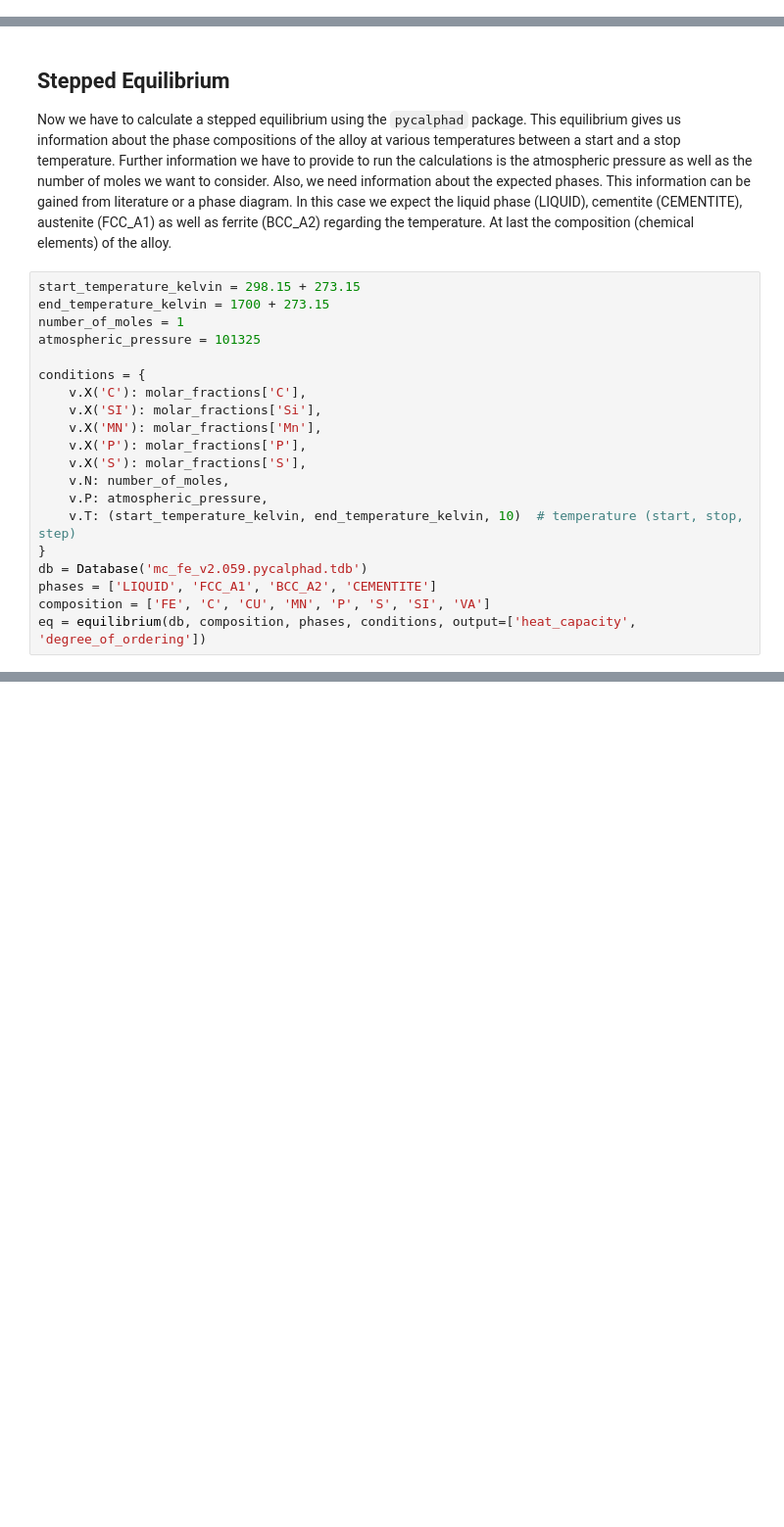
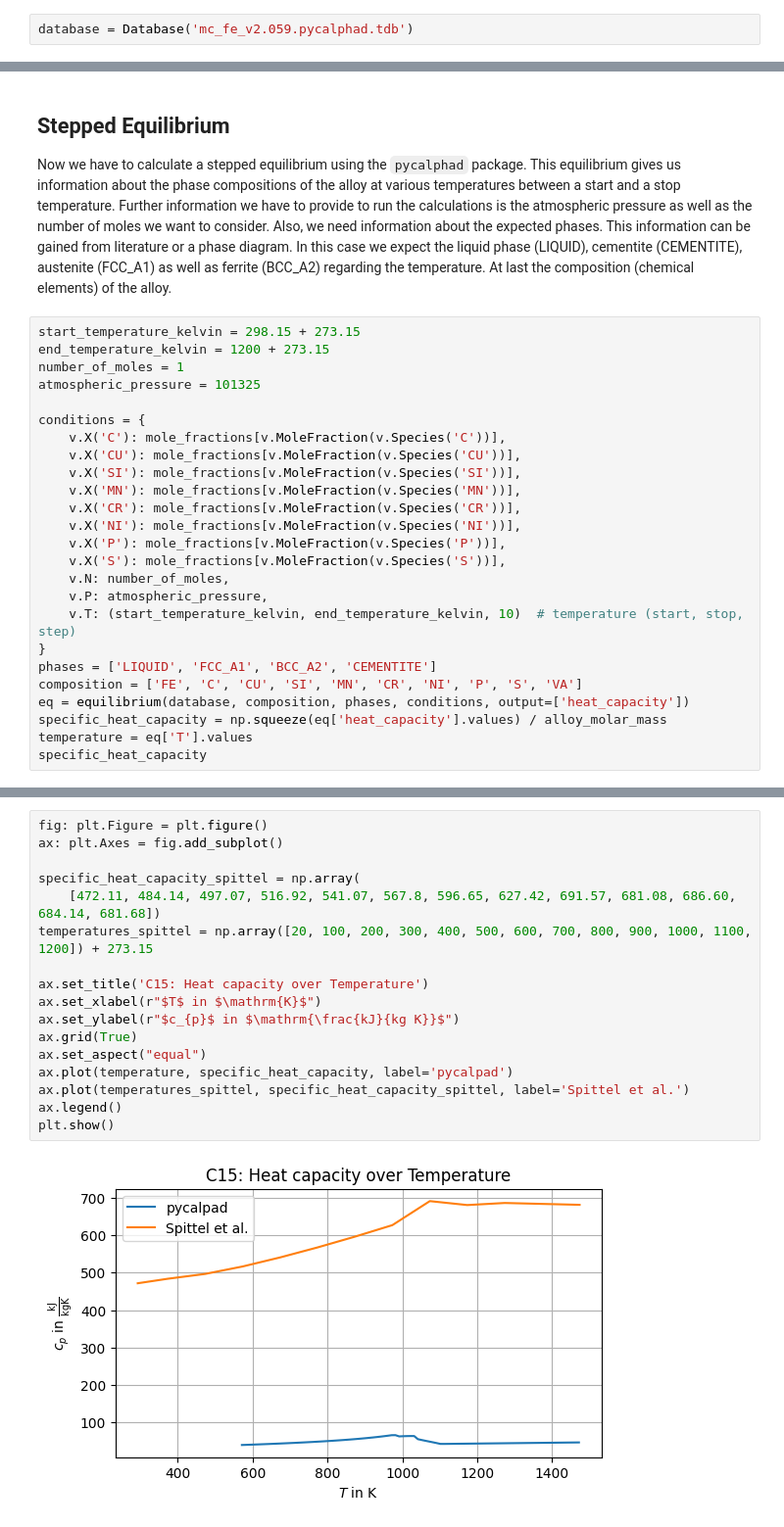
Before and after one commit to pyroll-project/pyroll-examples, a Jupyter notebook: Heat_Capacity_from_pycalphad.ipynb, the cells around one changed output, grey strips where cells are left out. Shown: that part at 98% size. Cells and saved outputs as stored; diff of their text form; blank space fills up the shorter version.

Commit message:
almost there need total molar mass of alloy

```diff
--- a/Heat_Capacity_from_pycalphad.ipynb
+++ b/Heat_Capacity_from_pycalphad.ipynb
@@ -19,0 +22,2 @@ from pycalphad import Database, Model
+# %%
+database = Database('mc_fe_v2.059.pycalphad.tdb')
@@ -100,21 +142,26 @@ molar_fractions, total_molar_mass
 Now we have to calculate a stepped equilibrium using the `pycalphad` package. This equilibrium gives us information about the phase compositions of the alloy at various temperatures between a start and a stop temperature. Further information we have to provide to run the calculations is the atmospheric pressure as well as the number of moles we want to consider. Also, we need information about the expected phases. This information can be gained from literature or a phase diagram. In this case we expect the liquid phase (LIQUID), cementite (CEMENTITE), austenite (FCC_A1) as well as ferrite (BCC_A2) regarding the temperature. At last the composition (chemical elements) of the alloy.
 # %%
 start_temperature_kelvin = 298.15 + 273.15
-end_temperature_kelvin = 1700 + 273.15
+end_temperature_kelvin = 1200 + 273.15
 number_of_moles = 1
 atmospheric_pressure = 101325
 
 conditions = {
-    v.X('C'): molar_fractions['C'],
-    v.X('SI'): molar_fractions['Si'],
-    v.X('MN'): molar_fractions['Mn'],
-    v.X('P'): molar_fractions['P'],
-    v.X('S'): molar_fractions['S'],
+    v.X('C'): mole_fractions[v.MoleFraction(v.Species('C'))],
+    v.X('CU'): mole_fractions[v.MoleFraction(v.Species('CU'))],
+    v.X('SI'): mole_fractions[v.MoleFraction(v.Species('SI'))],
+    v.X('MN'): mole_fractions[v.MoleFraction(v.Species('MN'))],
+    v.X('CR'): mole_fractions[v.MoleFraction(v.Species('CR'))],
+    v.X('NI'): mole_fractions[v.MoleFraction(v.Species('NI'))],
+    v.X('P'): mole_fractions[v.MoleFraction(v.Species('P'))],
+    v.X('S'): mole_fractions[v.MoleFraction(v.Species('S'))],
     v.N: number_of_moles,
     v.P: atmospheric_pressure,
     v.T: (start_temperature_kelvin, end_temperature_kelvin, 10)  # temperature (start, stop, step)
 }
-db = Database('mc_fe_v2.059.pycalphad.tdb')
 phases = ['LIQUID', 'FCC_A1', 'BCC_A2', 'CEMENTITE']
-composition = ['FE', 'C', 'CU', 'MN', 'P', 'S', 'SI', 'VA']
-eq = equilibrium(db, composition, phases, conditions, output=['heat_capacity', 'degree_of_ordering'])
+composition = ['FE', 'C', 'CU', 'SI', 'MN', 'CR', 'NI', 'P', 'S', 'VA']
+eq = equilibrium(database, composition, phases, conditions, output=['heat_capacity'])
+specific_heat_capacity = np.squeeze(eq['heat_capacity'].values) / alloy_molar_mass
+temperature = eq['T'].values
+specific_heat_capacity
@@ -120,0 +192,19 @@ eq = equilibrium(db, composition, phases, conditions, output=['heat_capacity', '
+# %%
+fig: plt.Figure = plt.figure()
+ax: plt.Axes = fig.add_subplot()
+
+specific_heat_capacity_spittel = np.array(
+    [472.11, 484.14, 497.07, 516.92, 541.07, 567.8, 596.65, 627.42, 691.57, 681.08, 686.60, 684.14, 681.68])
+temperatures_spittel = np.array([20, 100, 200, 300, 400, 500, 600, 700, 800, 900, 1000, 1100, 1200]) + 273.15
+
+ax.set_title('C15: Heat capacity over Temperature')
+ax.set_xlabel(r"$T$ in $\mathrm{K}$")
+ax.set_ylabel(r"$c_{p}$ in $\mathrm{\frac{kJ}{kg K}}$")
+ax.grid(True)
+ax.set_aspect("equal")
+ax.plot(temperature, specific_heat_capacity, label='pycalpad')
+ax.plot(temperatures_spittel, specific_heat_capacity_spittel, label='Spittel et al.')
+ax.legend()
+plt.show()
+# %% [output]
+[figure, added]
```
Also changed, not shown: parts of 12 cells of this notebook.
